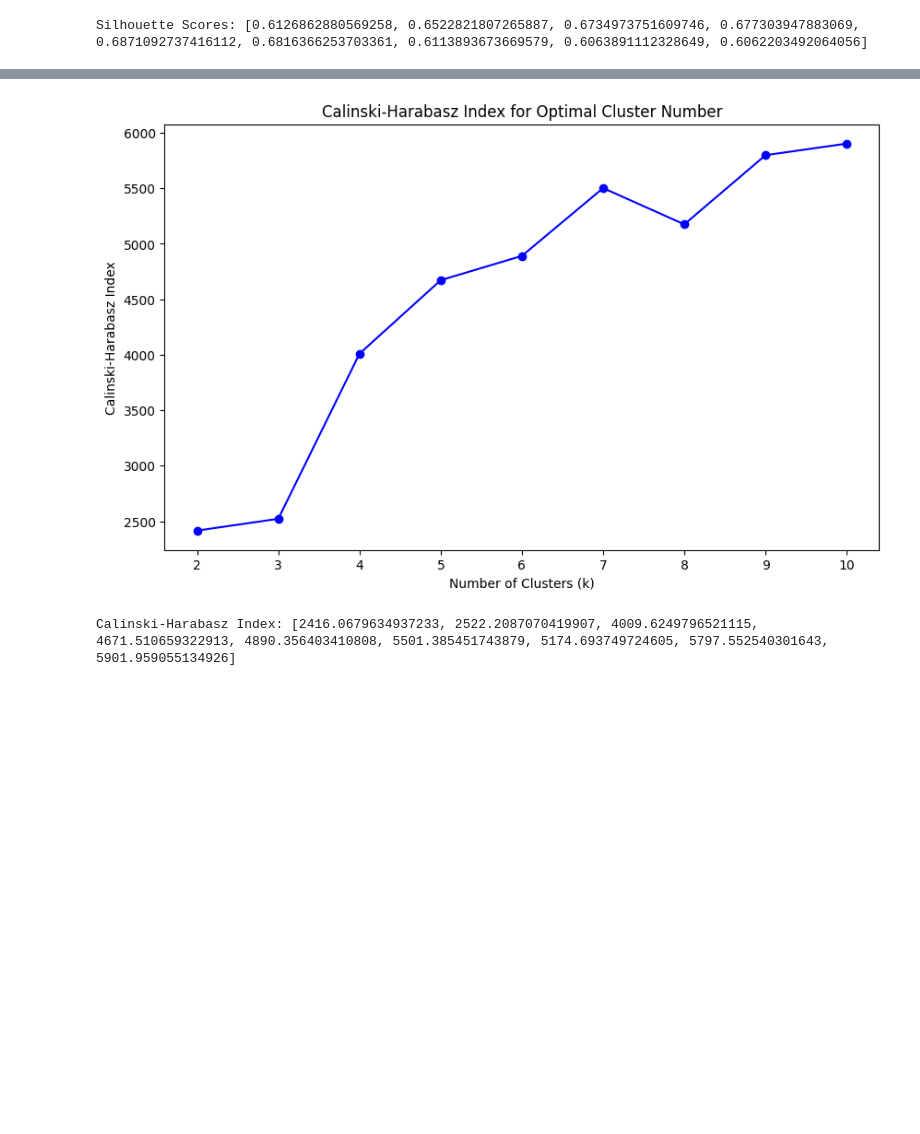
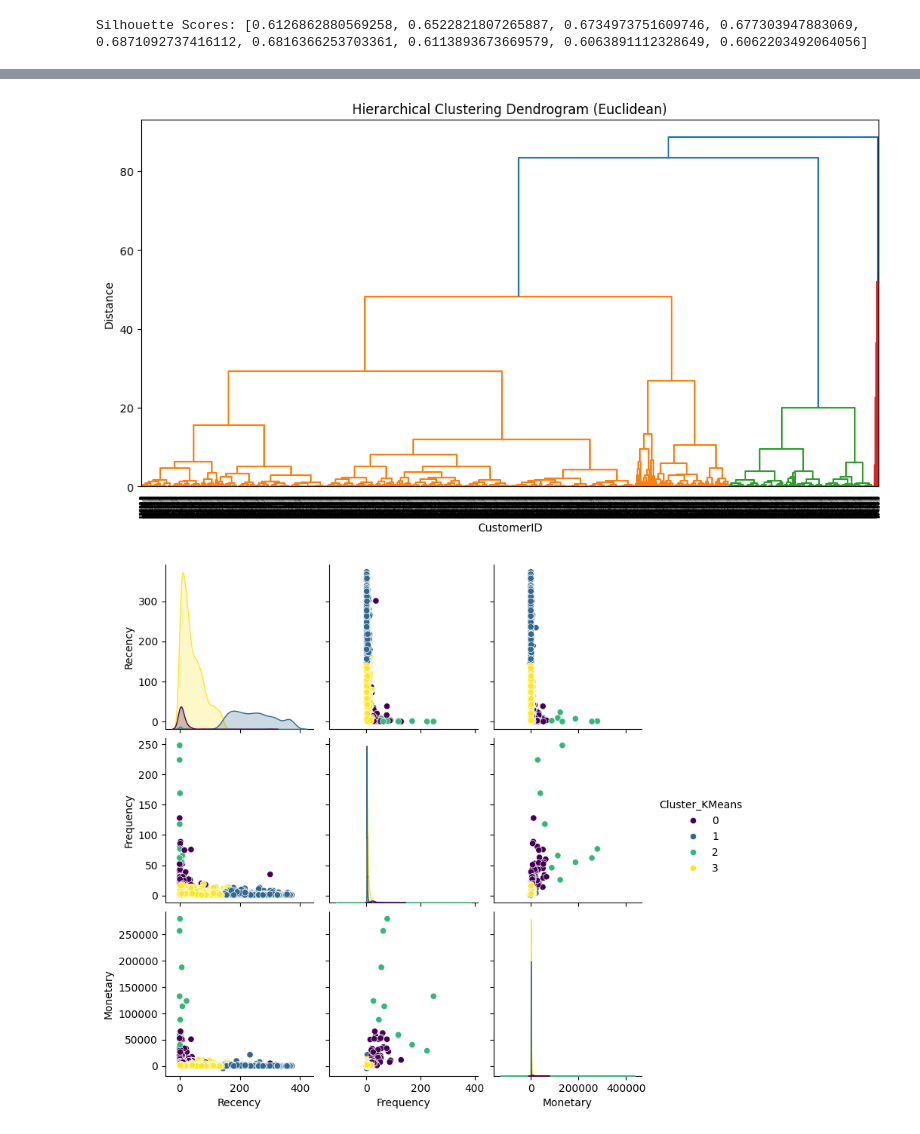
Before and after one commit to Dusein/MachineLearningTask, a Jupyter notebook: 6WeekTask/Clustering_Model_For_Online_Retail.ipynb, the cells around one changed output, grey strips where cells are left out. Saved outputs shown, nothing was run; the diff lists cells and outputs as text; code cells hidden in the pictures; blank space fills up the shorter version.

```diff
--- a/6WeekTask/Clustering_Model_For_Online_Retail.ipynb
+++ b/6WeekTask/Clustering_Model_For_Online_Retail.ipynb
@@ -190,30 +194,29 @@ Calinski-Harabasz Index: 4009.6249796521115
-# %%
-import matplotlib.pyplot as plt
-from sklearn.cluster import KMeans
-from sklearn.metrics import calinski_harabasz_score
-from sklearn.preprocessing import StandardScaler
-
-# Normalisasi data jika belum dilakukan
-scaler = StandardScaler()
-data_scaled = scaler.fit_transform(rfm_data)
-
-# Menghitung Calinski-Harabasz Index untuk berbagai jumlah cluster
-ch_scores = []
-cluster_range = range(2, 11)  # Coba cluster dari 2 hingga 10
-for k in cluster_range:
-    kmeans = KMeans(n_clusters=k, random_state=42)
-    labels = kmeans.fit_predict(data_scaled)
-    ch_score = calinski_harabasz_score(data_scaled, labels)
-    ch_scores.append(ch_score)
-
-# Visualisasi Calinski-Harabasz Index
-plt.figure(figsize=(10, 6))
-plt.plot(cluster_range, ch_scores, marker='o', color='blue')
-plt.title("Calinski-Harabasz Index for Optimal Cluster Number")
-plt.xlabel("Number of Clusters (k)")
-plt.ylabel("Calinski-Harabasz Index")
-plt.show()
-print("Calinski-Harabasz Index:", ch_scores)
-# %% [output]
-[figure, removed]
-Calinski-Harabasz Index: [2416.0679634937233, 2522.2087070419907, 4009.6249796521115, 4671.510659322913, 4890.356403410808, 5501.385451743879, 5174.693749724605, 5797.552540301643, 5901.959055134926]
+# %%
+import pandas as pd
+from sklearn.preprocessing import StandardScaler
+from sklearn.cluster import KMeans
+import scipy.cluster.hierarchy as sch
+import matplotlib.pyplot as plt
+import seaborn as sns
+from datetime import datetime
+
+# 5. Hierarchical Clustering
+# Lakukan clustering hirarkis berbasis jarak Euclidean
+linked = sch.linkage(rfm_scaled, method='ward', metric='euclidean')
+
+# 6. Visualisasi Dendrogram
+# Membuat dan menampilkan dendrogram untuk memvisualisasikan hasil clustering hirarkis
+plt.figure(figsize=(12, 6))
+dendrogram = sch.dendrogram(linked, labels=rfm_data.index, orientation='top', distance_sort='descending', show_leaf_counts=False)
+plt.title("Hierarchical Clustering Dendrogram (Euclidean)")
+plt.xlabel("CustomerID")
+plt.ylabel("Distance")
+plt.show()
+
+# 7. Visualisasi Cluster K-Means
+# Menggunakan seaborn untuk membuat scatter plot dari cluster K-Means berdasarkan Recency, Frequency, dan Monetary
+sns.pairplot(rfm_data, hue='Cluster_KMeans', vars=['Recency', 'Frequency', 'Monetary'], palette='viridis')
+plt.show()
+# %% [output]
+[figure, added]
+[figure, added]
```
Also changed, not shown: parts of 4 cells of this notebook.
